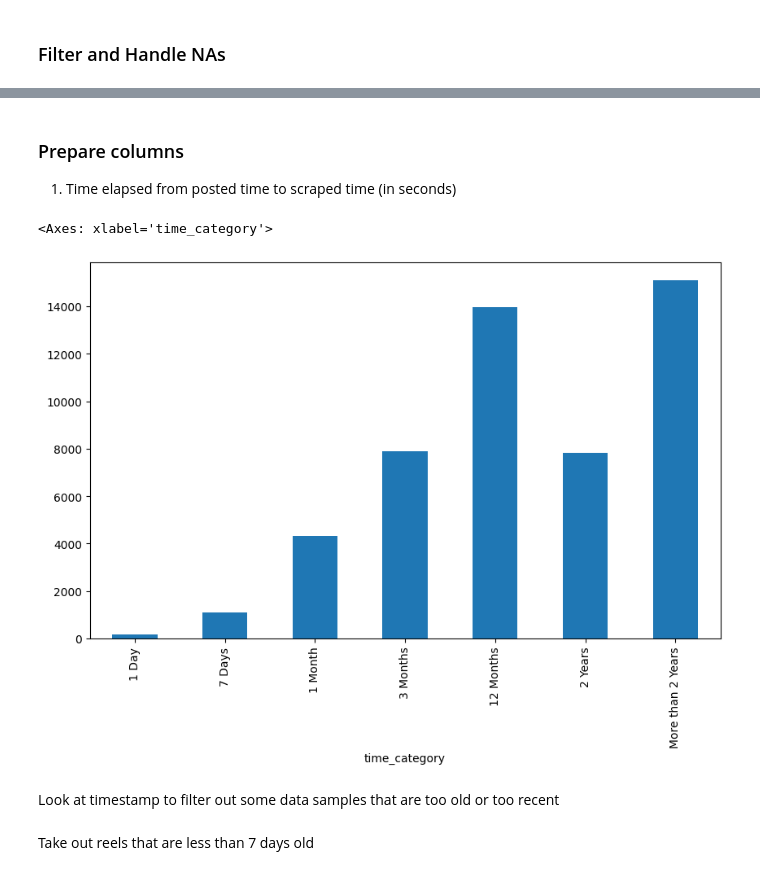
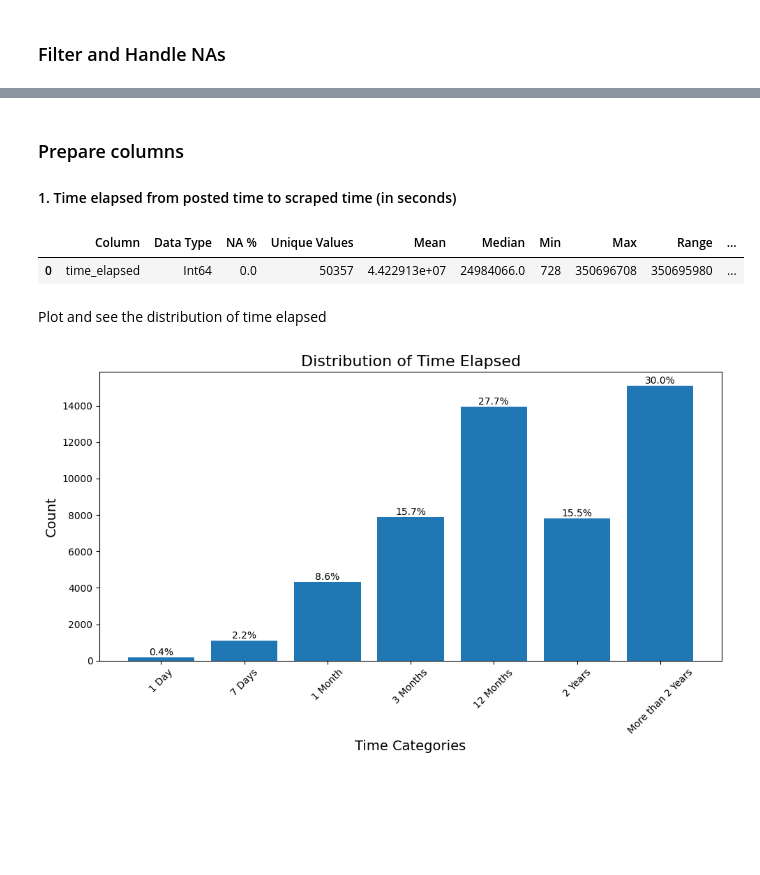
Before and after one commit to Mirrien-Liang/posting-time-impact-analysis, a Jupyter notebook: notebooks/data_cleaning.ipynb, the cells around one changed output, grey strips where cells are left out. Cells and saved outputs as stored; diff of their text form; code cells hidden in the pictures; blank space fills up the shorter version.

```diff
--- a/notebooks/data_cleaning.ipynb
+++ b/notebooks/data_cleaning.ipynb
@@ -284,27 +284,50 @@ summarize_dataframe(cleaned_data)
 # %% [markdown]
 ### Prepare columns
 
-1. Time elapsed from posted time to scraped time (in seconds)
+#### 1. Time elapsed from posted time to scraped time (in seconds)
+# %%
+cleaned_data["time_elapsed"] = (cleaned_data["scraped_at"] - cleaned_data["created_at"])
+summarize_dataframe(cleaned_data[["time_elapsed"]])
+# %% [output]
+|  | Column | Data Type | NA % | Unique Values | Mean | Median | Min | Max | Range | ... |
+| 0 | time_elapsed | Int64 | 0.0 | 50357 | 4.422913e+07 | 24984066.0 | 728 | 350696708 | 350695980 | ... |
+# %% [markdown]
+Plot and see the distribution of time elapsed
 # %%
-cleaned_data["time_elapsed"] = (cleaned_data["scraped_at"] - cleaned_data["created_at"])
-summarize_dataframe(cleaned_data[["time_elapsed"]])
+import matplotlib.pyplot as plt
 
 # Define bins in seconds
 bins = [
     0, 86400, 604800, 2592000, 7776000, 31104000, 62208000, float('inf')  # From 0 to infinity
 ]
 labels = [
     '1 Day', '7 Days', '1 Month', '3 Months', '12 Months', '2 Years', 'More than 2 Years'
 ]
 
 # Create a new column for bins
 cleaned_data['time_category'] = pd.cut(cleaned_data['time_elapsed'], bins=bins, labels=labels, right=False)
 
-# Check the distribution
+# Calculate distribution and percentages
 distribution = cleaned_data['time_category'].value_counts().sort_index()
-distribution.plot(kind='bar', figsize=(10, 6))
+percentages = (distribution / len(cleaned_data)) * 100
+
+# Plot histogram
+fig, ax = plt.subplots(figsize=(10, 6))
+bars = ax.bar(distribution.index.astype(str), distribution.values)
+
+# Add percentage labels to each bar
+for bar, percent in zip(bars, percentages):
+    height = bar.get_height()
+    ax.text(bar.get_x() + bar.get_width() / 2, height, f"{percent:.1f}%", ha='center', va='bottom')
+
+# Customize plot
+ax.set_title("Distribution of Time Elapsed", fontsize=16)
+ax.set_xlabel("Time Categories", fontsize=14)
+ax.set_ylabel("Count", fontsize=14)
+plt.xticks(rotation=45)
+plt.tight_layout()
+
+# Show the plot
+plt.show()
 # %% [output]
-<Axes: xlabel='time_category'>
-[figure, old version]
+[figure, new version]
-# %% [markdown]
-Look at timestamp to filter out some data samples that are too old or too recent
@@ -322,2 +333,0 @@ print("Reels > 2 years: ", cleaned_data[(cleaned_data['reel_age'].dt.days > 365
-# %% [markdown]
-Take out reels that are less than 7 days old
```
Also changed, not shown: parts of 8 cells of this notebook.
